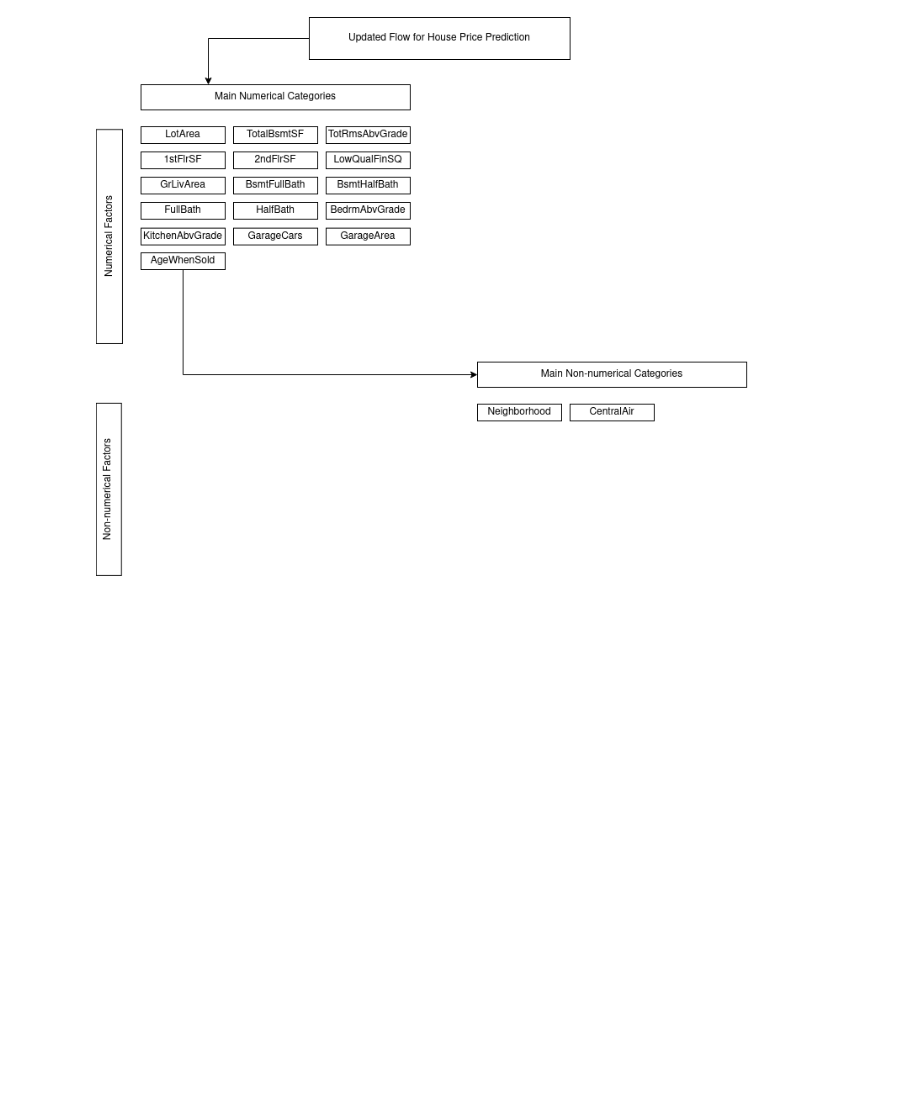
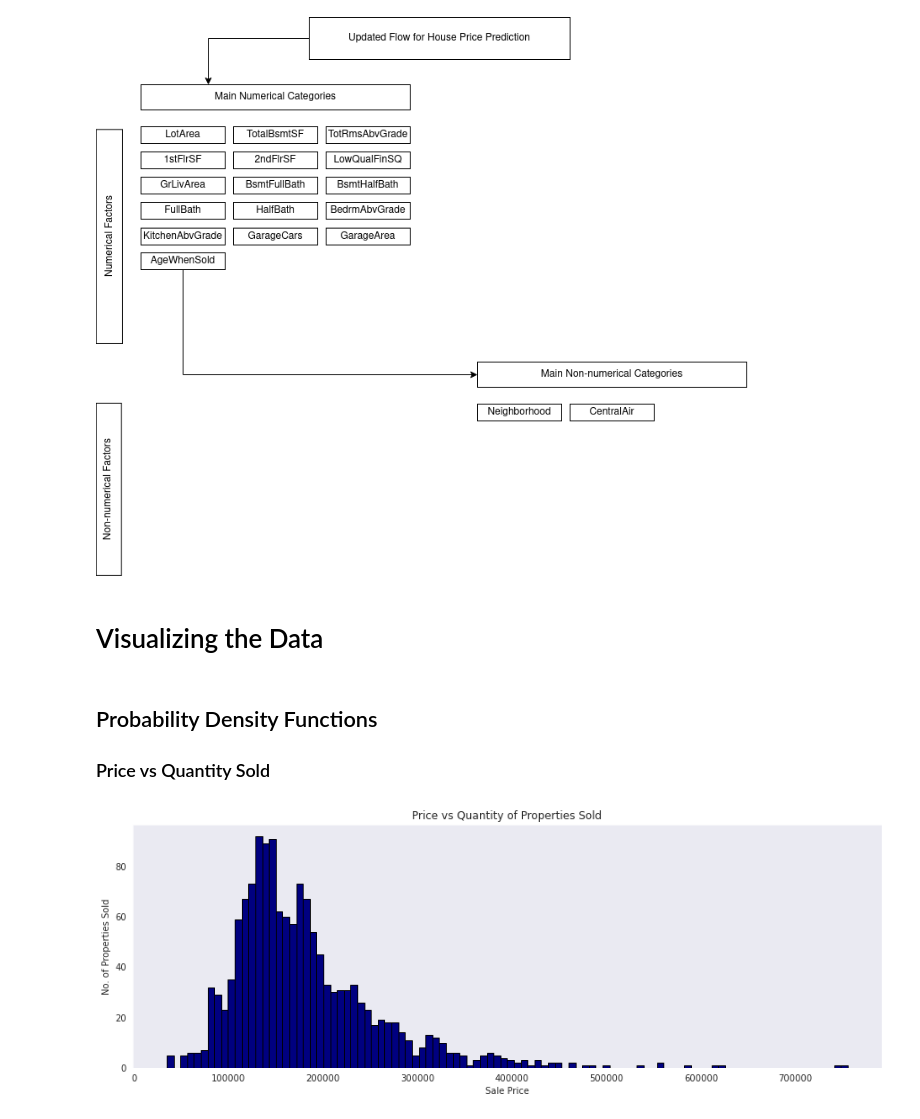
Before and after one commit to blue-santa/ames-housing, a Jupyter notebook: A_Multivariable_Study_of_the_Ames_Housing_Dataset.ipynb, the cells around one changed output. Drawn from its saved outputs; the diff is of its cells as text; code cells hidden in the pictures; blank space fills up the shorter version.

```diff
--- a/A_Multivariable_Study_of_the_Ames_Housing_Dataset.ipynb
+++ b/A_Multivariable_Study_of_the_Ames_Housing_Dataset.ipynb
@@ -472,3 +515,19 @@ There is also a `second_tier` variable that contains two non-numerical values. U
 Image('./2020-08-26-updated-ames-housing-flow-path.png')
 # %% [output]
 [figure]
+# %% [markdown]
+# Visualizing the Data
+# %% [markdown]
+## Probability Density Functions
+
+### Price vs Quantity Sold
+# %%
+# Histogram of the target
+plt.figure(figsize=(15,5))
+plt.hist(target['SalePrice'], bins=100, ec='black', color='navy')
+plt.title('Price vs Quantity of Properties Sold')
+plt.ylabel('No. of Properties Sold')
+plt.xlabel('Sale Price')
+plt.show()
+# %% [output]
+[figure, added]
```
Also changed, not shown: parts of 29 cells of this notebook, 3 other files.
